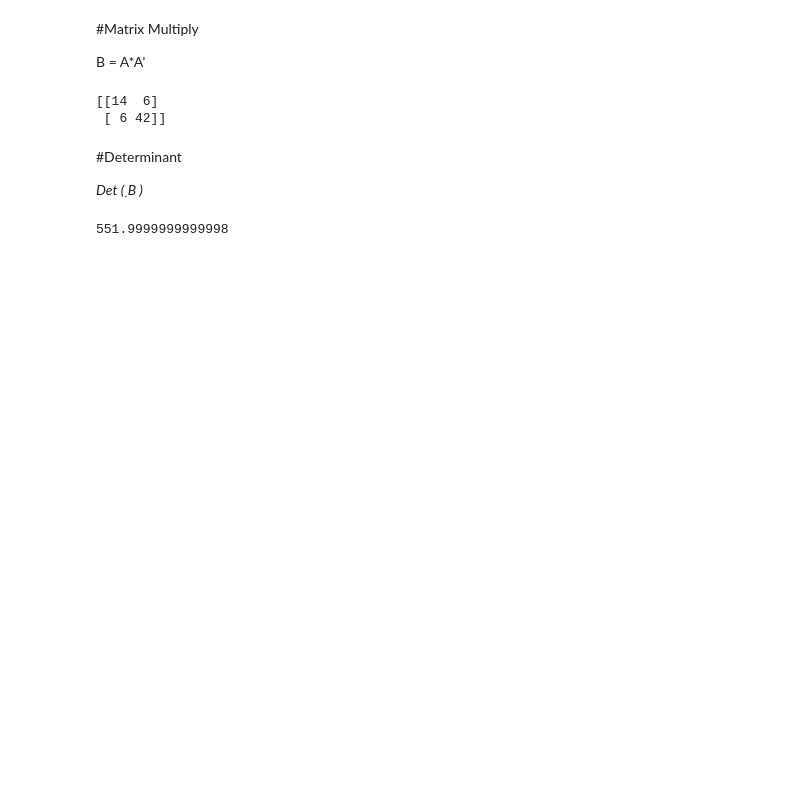
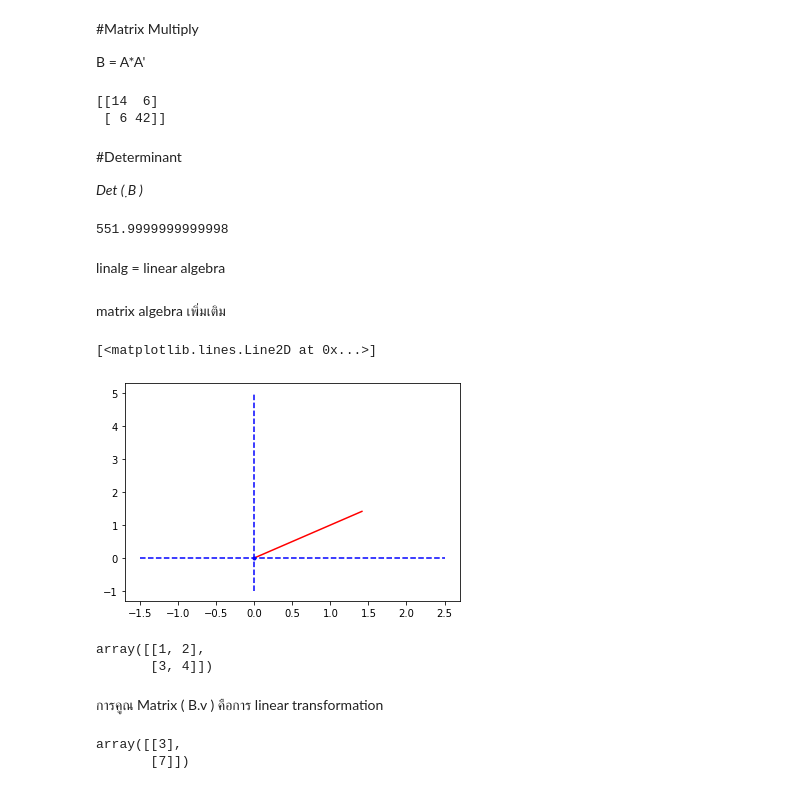
Before and after one commit to team0243/multivariate, a Jupyter notebook: MVA001.ipynb, the cells around one changed output. Saved outputs shown, nothing was run; the diff lists cells and outputs as text; code cells hidden in the pictures; blank space fills up the shorter version.

```diff
--- a/MVA001.ipynb
+++ b/MVA001.ipynb
@@ -95,3 +101,29 @@ print(B)
 np.linalg.det(B)
 # %% [output]
 551.9999999999998
+# %% [markdown]
+linalg = linear algebra
+# %% [markdown]
+matrix algebra เพิ่มเติม
+# %%
+plt.plot([0,2**0.5],[0,2**0.5],'-r') ## plot(ค่าx,ค่าy,หน้าตาของจุด)
+plt.plot(0,0,'.b') ## plot(ค่าx,ค่าy,หน้าตาของจุด)
+plt.plot([0,0],[-1,5],'--b')
+plt.plot([-1.5,2.5],[0,0],'--b')
+# %% [output]
+[<matplotlib.lines.Line2D at 0x...>]
+[figure, added]
+# %%
+B = np.array([[1,2],[3,4]])
+B
+# %% [output]
+array([[1, 2],
+       [3, 4]])
+# %% [markdown]
+การคูณ Matrix ( B.v ) คือการ linear transformation
+# %%
+Bv = np.dot(B,np.array([[1],[1]]))
+Bv
+# %% [output]
+array([[3],
+       [7]])
```
Also changed, not shown: parts of 16 cells of this notebook.
